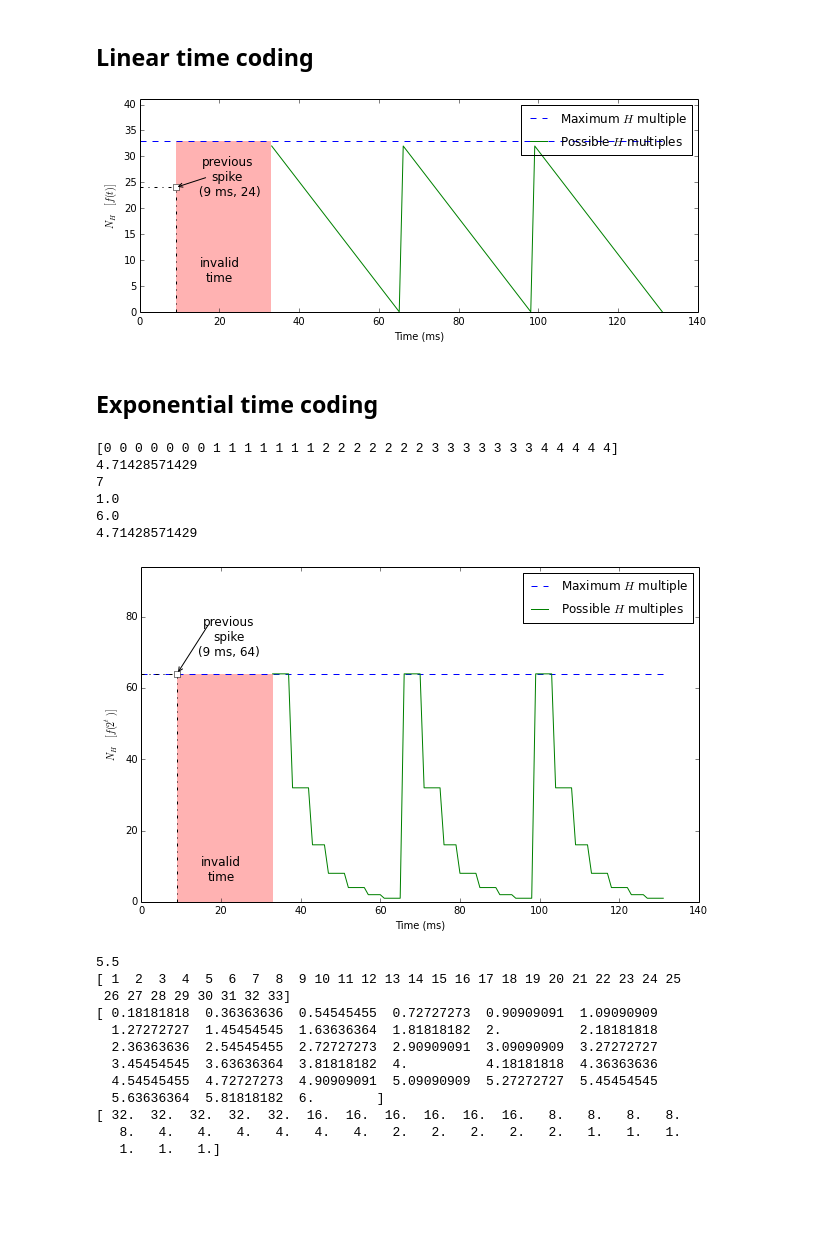
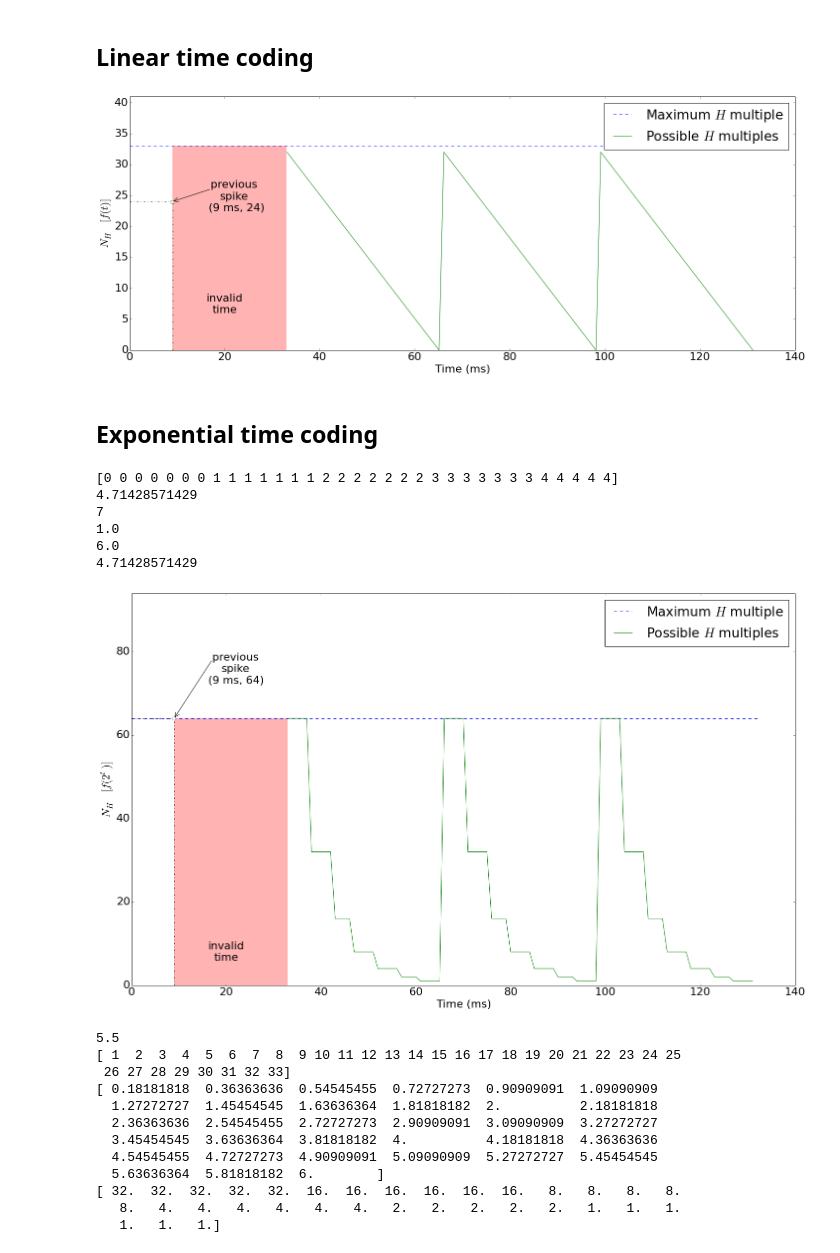
Before and after one commit to chanokin/dvs_emu_paper, a Jupyter notebook: pictures/value_updates_time.ipynb, the cells around one changed output. Drawn from its saved outputs; the diff is of its cells as text; code cells hidden in the pictures; blank space fills up the shorter version.

Commit message:
formated to IEEEtran, fixed figures

```diff
--- a/pictures/value_updates_time.ipynb
+++ b/pictures/value_updates_time.ipynb
@@ -23,39 +29,41 @@ end_t = 4*period
 start_t = period
 now_t = numpy.arange(start_t, end_t) + 0.1
 #print now_t
 diff_t = now_t - (prev_t - (n_b - prev_h*w_b))
 #diff_t = now_t - (prev_t + prev_h*w_b)
 #print diff_t
 n_h_now = numpy.floor(n_b - numpy.mod(diff_t, period)/w_b)
 #n_h_now = numpy.floor(n_b - diff_t//w_b)
 #print n_h_now
-fig_linear = pylab.figure(figsize=(10,4.5))
+fig_linear = pylab.figure(figsize=(20,9))
 #pylab.axis('equal')
 ax = fig_linear.add_subplot(111)
 
 #ax.text(2, 6, r'an equation: $E=mc^2$', fontsize=15)
-ax.text(20, 6, 'invalid\ntime', fontsize=12, horizontalalignment='center')
-ax.text(prev_t+13, prev_h-1.5, 'previous\nspike\n (%d ms, %d)'%(prev_t, prev_h), fontsize=12, horizontalalignment='center')
+ax.text(20, 6, 'invalid\ntime',  horizontalalignment='center')
+ax.text(prev_t+13, prev_h-1.5, 'previous\nspike\n (%d ms, %d)'%(prev_t, prev_h), horizontalalignment='center')
 ax.annotate('', xy=(prev_t, prev_h), xytext=(prev_t+8, prev_h+2),
             horizontalalignment='center',
             verticalalignment='center',
             arrowprops=dict(arrowstyle="->", connectionstyle="arc3"))
 axes = pylab.gca()
 axes.set_ylim([0,max_val + 8])
 axes.set_aspect(1.3)
-pylab.bar(prev_t, max_val, start_t - prev_t, color=(1., 0., 0., 0.3), linewidth=0.)
-pylab.plot([0, end_t], [max_val, max_val], 'b--', label=r'Maximum $H$ multiple')
+pylab.bar(prev_t, max_val, start_t - prev_t, color=(1., 0.7, 0.7 ), linewidth=0.)
+pylab.plot([0, 100], [max_val, max_val], 'b--', label=r'Maximum $H$ multiple')
 pylab.plot([prev_t, prev_t], [0, prev_h], '-.k')
 pylab.plot([0, prev_t], [prev_h, prev_h], '-.k')
 pylab.plot([prev_t], [prev_h], 'sk', markerfacecolor='white')
 pylab.plot(now_t, n_h_now, 'g', label=r'Possible $H$ multiples')
 #pylab.plot([period, period], [0, max_val])
 pylab.legend()
 pylab.xlabel("Time (ms)")
 pylab.ylabel(r'$N_H \; [f(t)]$')
+pylab.tight_layout(pad=0.4, w_pad=0.5, h_pad=1.0)
+pylab.savefig("spike_values_linear.pdf", format='pdf')
 pylab.show()
 # %% [output]
-[figure, old version]
+[figure, new version]
 # %% [markdown]
 ## Exponential time coding
 # %%
@@ -85,18 +93,18 @@ n_bits_now = numpy.floor( n_b - mod_diff_t/w_b)
 h_now = 2**(n_bits_now)
 #n_h_now = 2**( numpy.floor(n_b - diff_t/w_b) )
 
-fig_exp = pylab.figure(figsize=(10,6), dpi=300)
+fig_exp = pylab.figure(figsize=(20,12), dpi=300)
 ax = fig_exp.add_subplot(111)
 #ax.text(2, 6, r'an equation: $E=mc^2$', fontsize=15)
-ax.text(20, 6, 'invalid\ntime', fontsize=12, horizontalalignment='center')
-ax.text(prev_t+13, prev_h+5., 'previous\nspike\n(%d ms, %d)'%(prev_t, prev_h), fontsize=12, horizontalalignment='center')
+ax.text(20, 6, 'invalid\ntime', horizontalalignment='center')
+ax.text(prev_t+13, prev_h+8.4, 'previous\nspike\n(%d ms, %d)'%(prev_t, prev_h), horizontalalignment='center')
 ax.annotate('', xy=(prev_t, prev_h), xytext=(prev_t+8, prev_h+14),
             horizontalalignment='center',
             verticalalignment='center',
             arrowprops=dict(arrowstyle="->", connectionstyle="arc3"))
 axes = pylab.gca()
 axes.set_ylim([0,max_h + 30])
-pylab.bar(prev_t, max_h, period - prev_t, color=(1., 0., 0., 0.3), linewidth=0.)
+pylab.bar(prev_t, max_h, period - prev_t, color=(1., 0.7, 0.7), linewidth=0.)
 pylab.plot([0, end_t], [max_h, max_h], 'b--', label=r'Maximum $H$ multiple')
 pylab.plot([prev_t, prev_t], [0, prev_h], '-.k')
 pylab.plot([0, prev_t], [prev_h, prev_h], '-.k')
@@ -105,6 +113,7 @@ pylab.plot(now_t, h_now, 'g', label=r'Possible $H$ multiples')
 pylab.legend()
 pylab.xlabel("Time (ms)")
 pylab.ylabel(r'$N_H \; [f(2^t)]$')
+pylab.tight_layout(pad=0.4, w_pad=0.5, h_pad=1.0)
 pylab.savefig("spike_values_exp.pdf", format='pdf')
 pylab.show()
 # %% [output]
@@ -114,7 +123,7 @@ pylab.show()
 1.0
 6.0
 4.71428571429
-[figure, old version]
+[figure, new version]
 # %%
 w_b = (float(period)/float(n_b))
 print w_b
```
Also changed, not shown: parts of 1 cell of this notebook, 24 other files.
